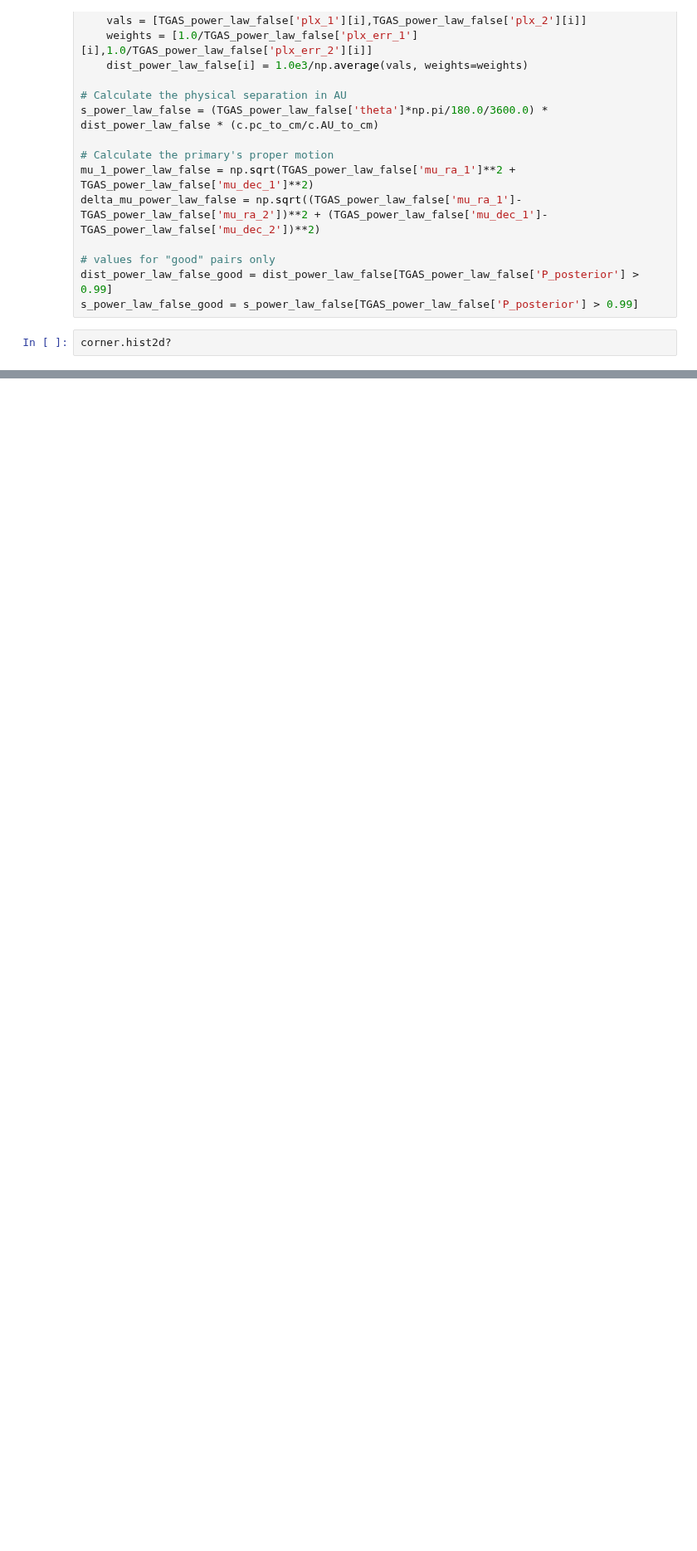
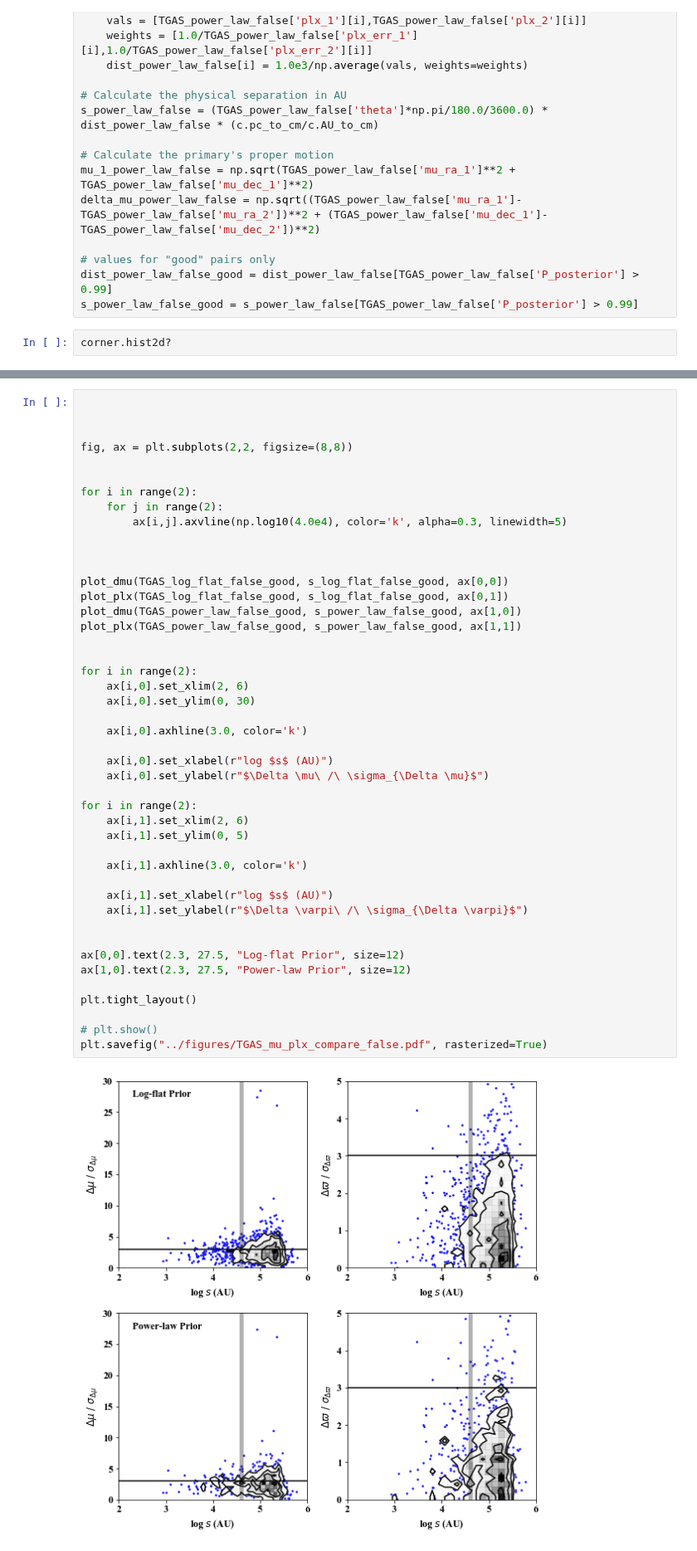
Before and after one commit to astroJeff/gaia_binaries, a Jupyter notebook: notebooks/TGAS_mu_plx_compare.ipynb, the cells around one changed output, grey strips where cells are left out. Shown at 83% size. Drawn from its saved outputs; the diff is of its cells as text; blank space fills up the shorter version.

```diff
--- a/notebooks/TGAS_mu_plx_compare.ipynb
+++ b/notebooks/TGAS_mu_plx_compare.ipynb
@@ -224,0 +225,47 @@ plt.savefig("../figures/TGAS_mu_plx_compare.pdf")
+# %%
+
+
+
+fig, ax = plt.subplots(2,2, figsize=(8,8))
+
+
+for i in range(2):
+    for j in range(2):
+        ax[i,j].axvline(np.log10(4.0e4), color='k', alpha=0.3, linewidth=5)
+
+
+
+plot_dmu(TGAS_log_flat_false_good, s_log_flat_false_good, ax[0,0])
+plot_plx(TGAS_log_flat_false_good, s_log_flat_false_good, ax[0,1])
+plot_dmu(TGAS_power_law_false_good, s_power_law_false_good, ax[1,0])
+plot_plx(TGAS_power_law_false_good, s_power_law_false_good, ax[1,1])
+
+
+for i in range(2):
+    ax[i,0].set_xlim(2, 6)
+    ax[i,0].set_ylim(0, 30)
+
+    ax[i,0].axhline(3.0, color='k')
+
+    ax[i,0].set_xlabel(r"log $s$ (AU)")
+    ax[i,0].set_ylabel(r"$\Delta \mu\ /\ \sigma_{\Delta \mu}$")
+
+for i in range(2):
+    ax[i,1].set_xlim(2, 6)
+    ax[i,1].set_ylim(0, 5)
+
+    ax[i,1].axhline(3.0, color='k')
+
+    ax[i,1].set_xlabel(r"log $s$ (AU)")
+    ax[i,1].set_ylabel(r"$\Delta \varpi\ /\ \sigma_{\Delta \varpi}$")
+
+
+ax[0,0].text(2.3, 27.5, "Log-flat Prior", size=12)
+ax[1,0].text(2.3, 27.5, "Power-law Prior", size=12)
+
+plt.tight_layout()
+
+# plt.show()
+plt.savefig("../figures/TGAS_mu_plx_compare_false.pdf", rasterized=True)
+# %% [output]
+[figure, added]
```
Also changed, not shown: parts of 1 cell of this notebook.
